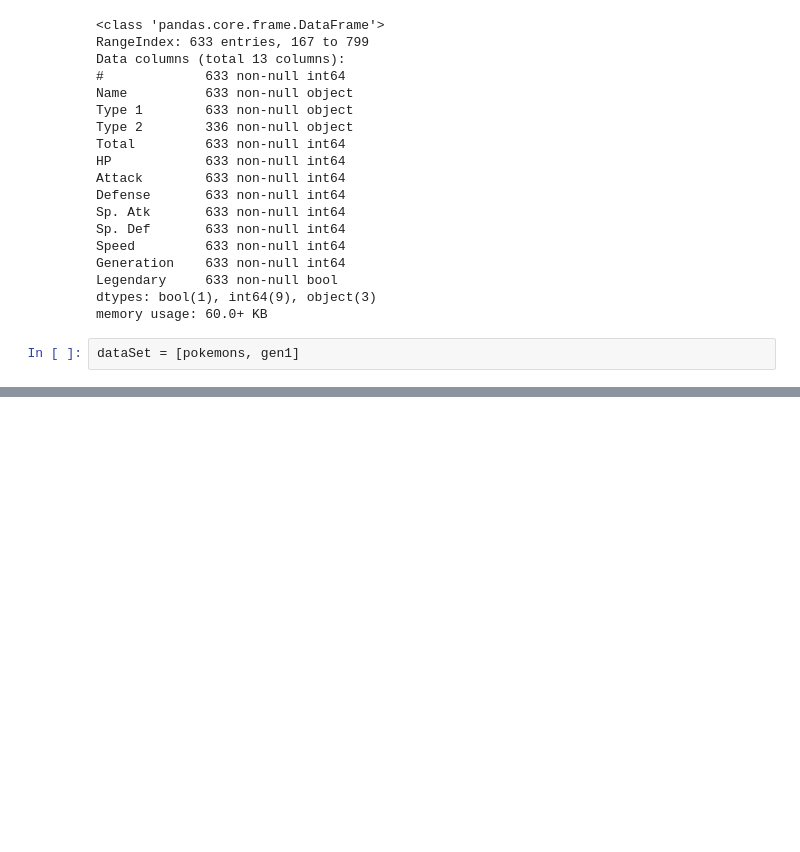
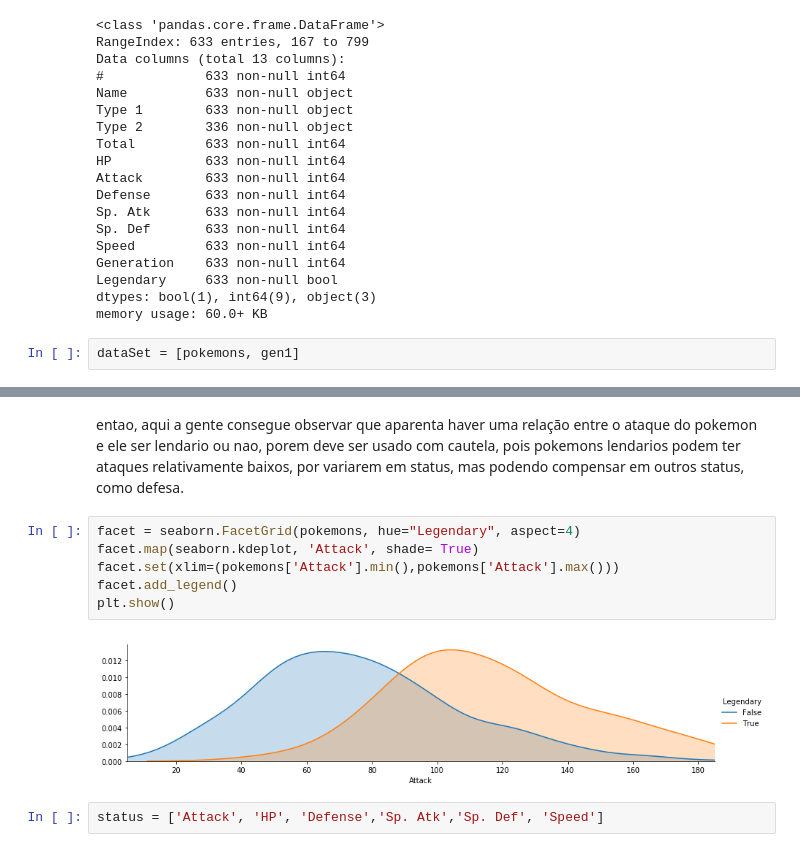
Before and after one commit to Gabrielomn/DS-learning, a Jupyter notebook: pokemon/firstry/Untitled.ipynb, the cells around one changed output, grey strips where cells are left out. Drawn from its saved outputs; the diff is of its cells as text; blank space fills up the shorter version.

```diff
--- a/pokemon/firstry/Untitled.ipynb
+++ b/pokemon/firstry/Untitled.ipynb
@@ -86,0 +118,14 @@ facet.set(xlim=(pokemons['Total'].m,pokemons['Total'].max()))
+# %% [markdown]
+entao, aqui a gente consegue observar que aparenta haver uma relação entre o ataque do pokemon e ele ser lendario ou
+nao, porem deve ser usado com cautela, pois pokemons lendarios podem ter ataques relativamente baixos, por variarem
+em status, mas podendo compensar em outros status, como defesa.
+# %%
+facet = seaborn.FacetGrid(pokemons, hue="Legendary", aspect=4)
+facet.map(seaborn.kdeplot, 'Attack', shade= True)
+facet.set(xlim=(pokemons['Attack'].min(),pokemons['Attack'].max()))
+facet.add_legend()
+plt.show()
+# %% [output]
+[figure, added]
+# %%
+status = ['Attack', 'HP', 'Defense','Sp. Atk','Sp. Def', 'Speed']
```
Also changed, not shown: parts of 23 cells of this notebook.
